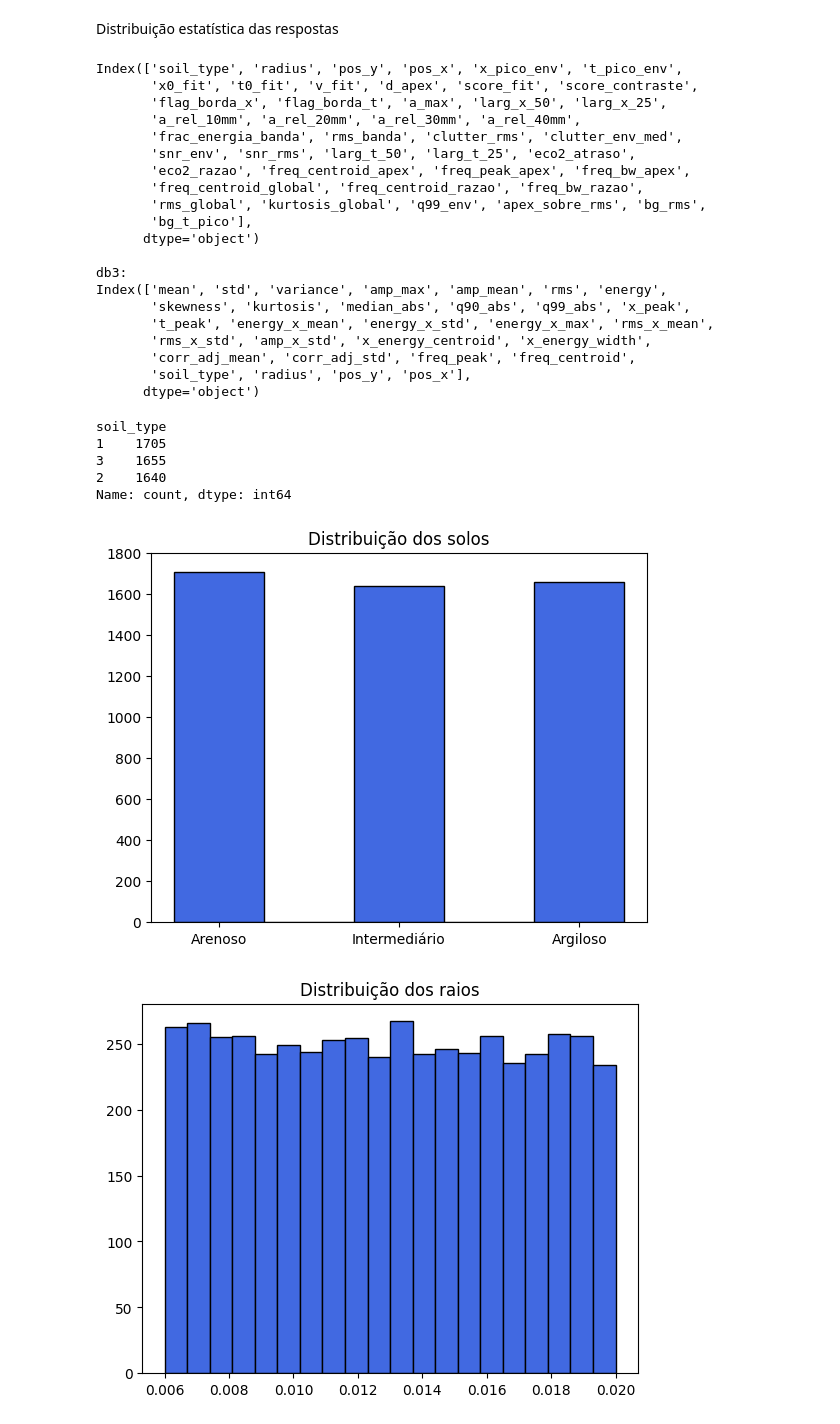
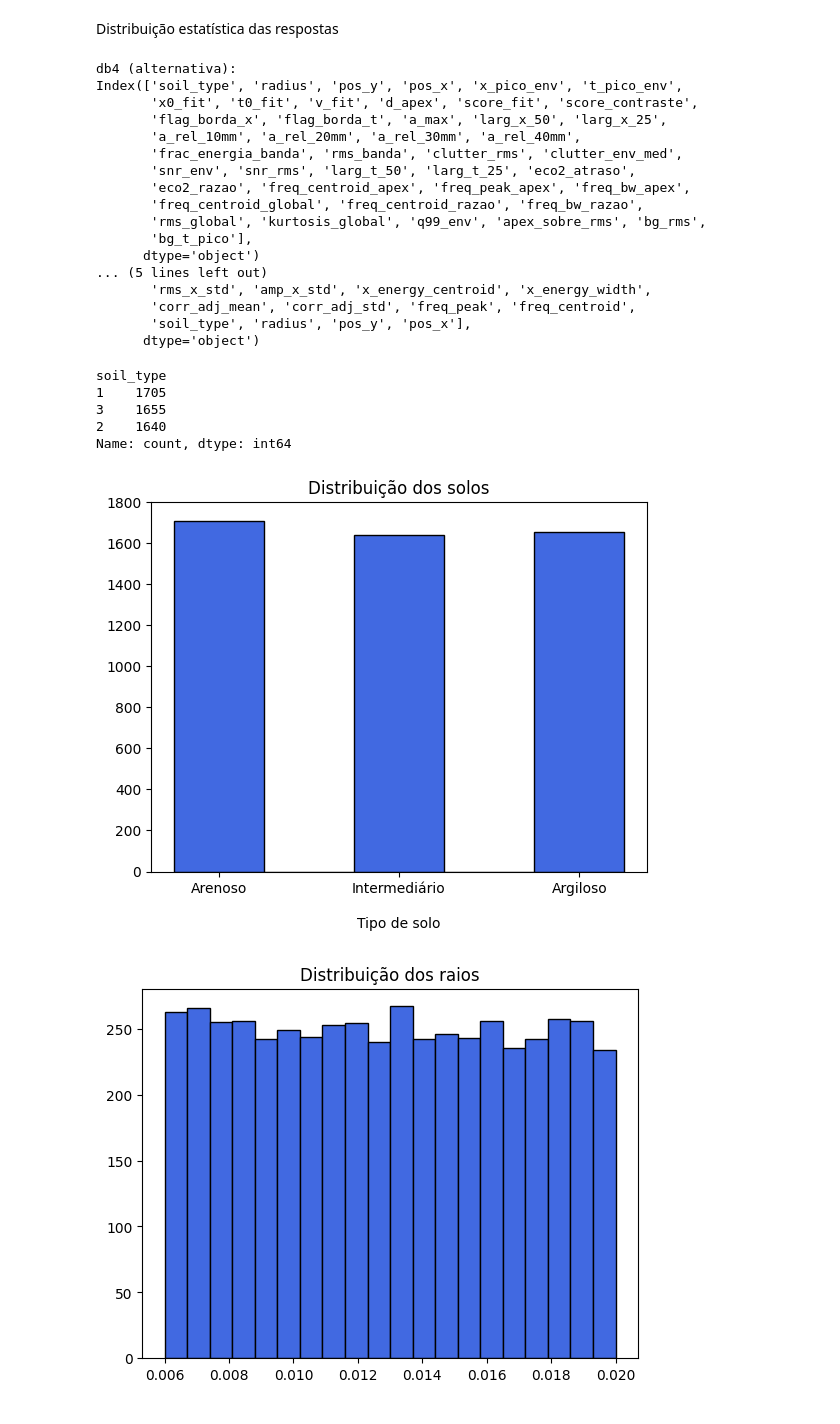
Before and after one commit to andrefsr/Machine-Learning-on-detection-of-buried-cylinders-via-GPR, a Jupyter notebook: sec_sim/machine_learning/data_analysis.ipynb, the cells around one changed output. Drawn from its saved outputs; the diff is of its cells as text; code cells hidden in the pictures.

```diff
--- a/sec_sim/machine_learning/data_analysis.ipynb
+++ b/sec_sim/machine_learning/data_analysis.ipynb
@@ -22,11 +22,13 @@ df = pd.read_csv('databasev4_alt.csv')
 df_labels = df[["soil_type","radius","pos_y","pos_x"]]
 df_features = df.drop(columns=["soil_type","radius","pos_y","pos_x"])
 
+print('db4 (alternativa):')
 print(df.columns)
 
 print('\ndb3:')
 print(pd.read_csv('databasev3.csv').columns)
 # %% [output]
+db4 (alternativa):
 Index(['soil_type', 'radius', 'pos_y', 'pos_x', 'x_pico_env', 't_pico_env',
        'x0_fit', 't0_fit', 'v_fit', 'd_apex', 'score_fit', 'score_contraste',
        'flag_borda_x', 'flag_borda_t', 'a_max', 'larg_x_50', 'larg_x_25',
@@ -38,11 +40,7 @@ Index(['soil_type', 'radius', 'pos_y', 'pos_x', 'x_pico_env', 't_pico_env',
        'rms_global', 'kurtosis_global', 'q99_env', 'apex_sobre_rms', 'bg_rms',
        'bg_t_pico'],
       dtype='object')
-
-db3:
-Index(['mean', 'std', 'variance', 'amp_max', 'amp_mean', 'rms', 'energy',
-       'skewness', 'kurtosis', 'median_abs', 'q90_abs', 'q99_abs', 'x_peak',
-       't_peak', 'energy_x_mean', 'energy_x_std', 'energy_x_max', 'rms_x_mean',
+... (5 lines left out)
        'rms_x_std', 'amp_x_std', 'x_energy_centroid', 'x_energy_width',
        'corr_adj_mean', 'corr_adj_std', 'freq_peak', 'freq_centroid',
        'soil_type', 'radius', 'pos_y', 'pos_x'],
@@ -50,19 +48,20 @@ Index(['mean', 'std', 'variance', 'amp_max', 'amp_mean', 'rms', 'energy',
 # %%
 display(df_labels['soil_type'].value_counts())
 
 plt.figure()
 plt.title('Distribuição dos solos')
 plt.hist(df_labels['soil_type'],bins=[0.75,1.25,1.75,2.25,2.75,3.25],edgecolor='black',color='royalblue')
 plt.xticks([1,2,3],['Arenoso','Intermediário','Argiloso'])
 plt.yticks(np.arange(0,1801,200))
+plt.xlabel('\nTipo de solo')
 plt.show()
 # %% [output]
 soil_type
 1    1705
 3    1655
 2    1640
 Name: count, dtype: int64
-[figure, old version]
+[figure, new version]
 # %%
 plt.figure()
 plt.hist(df_labels['radius'],bins=20,edgecolor='black',color='royalblue')
```
Also changed, not shown: 2 other files.
